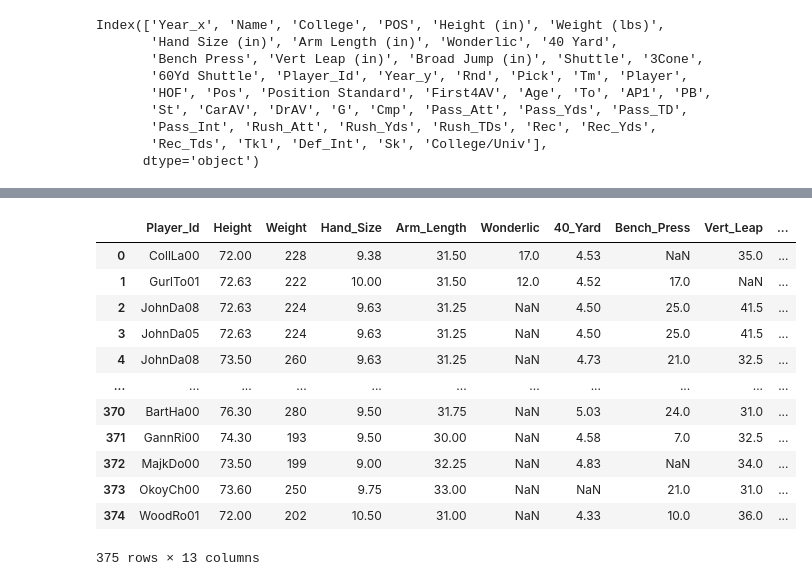
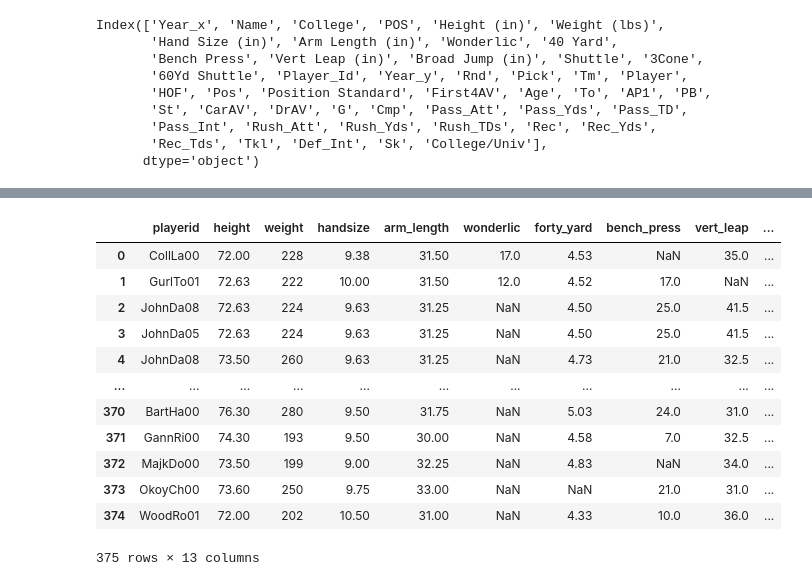
Before and after one commit to maheshws/NFLDataAnalysis, a Jupyter notebook: NFLPlayerInformation.ipynb, the cells around one changed output, grey strips where cells are left out. Cells and saved outputs as stored; diff of their text form; code cells hidden in the pictures.

```diff
--- a/NFLPlayerInformation.ipynb
+++ b/NFLPlayerInformation.ipynb
@@ -188,18 +196,20 @@ df_PlayerStats
 # %%
 #df_CombineData = df_NFLChampsMerged[['Player_Id','Height (in)', 'Weight (lbs)','Hand Size (in)', 'Arm Length (in)', 'Wonderlic', '40 Yard','Bench Press', 'Vert Leap (in)', 'Broad Jump (in)', 'Shuttle', '3Cone','60Yd Shuttle']].copy()
 
 df_CombineData = df_NFLChampsMerged.iloc[:,4:17].copy()
-df_CombineData.rename(columns={df_CombineData.columns[0]: "Height",df_CombineData.columns[1]: "Weight",\
-                               df_CombineData.columns[2]: "Hand_Size",df_CombineData.columns[3]: "Arm_Length",\
-                               df_CombineData.columns[5]: "40_Yard",df_CombineData.columns[6]: "Bench_Press",\
-                               df_CombineData.columns[7]: "Vert_Leap",df_CombineData.columns[8]: "Broad_Jump",\
-                               df_CombineData.columns[11]: "60_Yd_Shuttle"},inplace=True)
-df_CombineData = df_CombineData[['Player_Id', 'Height', 'Weight', 'Hand_Size', 'Arm_Length', 'Wonderlic', '40_Yard',
-       'Bench_Press', 'Vert_Leap', 'Broad_Jump', 'Shuttle', '3Cone',
-       '60_Yd_Shuttle']]
+df_CombineData.rename(columns={df_CombineData.columns[0]: "height",df_CombineData.columns[1]: "weight",\
+                               df_CombineData.columns[2]: "handsize",df_CombineData.columns[3]: "arm_length",\
+                               df_CombineData.columns[4]: "wonderlic",df_CombineData.columns[5]: "forty_yard",\
+                               df_CombineData.columns[6]: "bench_press",df_CombineData.columns[7]: "vert_leap",\
+                               df_CombineData.columns[8]: "broad_jump",df_CombineData.columns[9]: "shuttle",\
+                               df_CombineData.columns[10]: "threecone", df_CombineData.columns[11]: "sixty_yd_shuttle",\
+                               df_CombineData.columns[12]: "playerid"},inplace=True)
+df_CombineData = df_CombineData[['playerid', 'height', 'weight', 'handsize', 'arm_length', 'wonderlic', 'forty_yard',
+       'bench_press', 'vert_leap', 'broad_jump', 'shuttle', 'threecone',
+       'sixty_yd_shuttle']]
 df_CombineData
 # %% [output]
-|  | Player_Id | Height | Weight | Hand_Size | Arm_Length | Wonderlic | 40_Yard | Bench_Press | Vert_Leap | ... |
+|  | playerid | height | weight | handsize | arm_length | wonderlic | forty_yard | bench_press | vert_leap | ... |
 | 0 | CollLa00 | 72.00 | 228 | 9.38 | 31.50 | 17.0 | 4.53 | NaN | 35.0 | ... |
 | 1 | GurlTo01 | 72.63 | 222 | 10.00 | 31.50 | 12.0 | 4.52 | 17.0 | NaN | ... |
 | 2 | JohnDa08 | 72.63 | 224 | 9.63 | 31.25 | NaN | 4.50 | 25.0 | 41.5 | ... |
```
Also changed, not shown: parts of 10 cells of this notebook.
